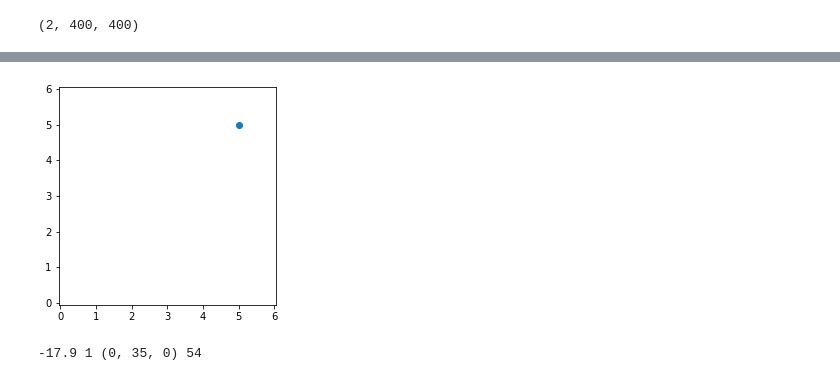
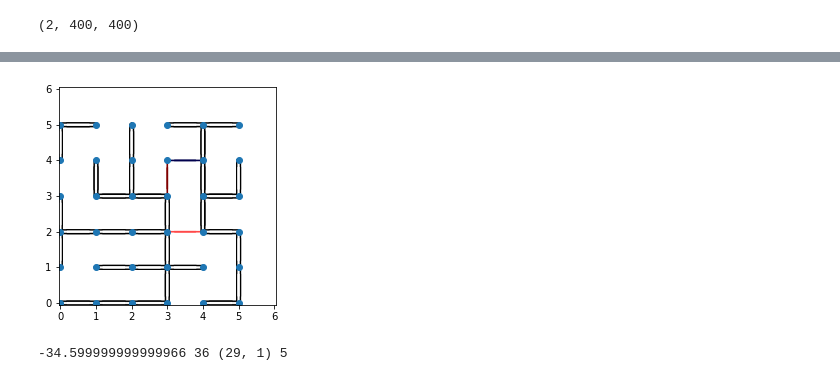
Before and after one commit to p-serna/game_embeddings, a Jupyter notebook: DQN_Agent_Conv.ipynb, the cells around one changed output, grey strips where cells are left out. Drawn from its saved outputs; the diff is of its cells as text; code cells hidden in the pictures.

Commit message:
Step restructured

```diff
--- a/DQN_Agent_Conv.ipynb
+++ b/DQN_Agent_Conv.ipynb
@@ -61,4 +61,4 @@ smartagent0 = Agent(statesize, actionsize, seed = 1,
 
 #                   nu = [32, 64, 64, 64, 64], model = QNetwork_Conv)
 # %%
-env = random_connection_game(9,  Memb)
+env = random_connection_game(5,  Memb)
@@ -68,0 +65,3 @@ env.state.shape
+# %%
+state = env.reset()
+smartagent0.act(state, eps = 1.0)
@@ -68,0 +70,6 @@ env.state.shape
+# %%
+action = smartagent0.act(state, eps = 1.0)
+state, reward, done =env.step(action)
+env.plot()
+print(action[0]%6, action[0]//6, action[1])
+print(env.N, action, env.terms_left)
@@ -69,5 +80,5 @@ env.state.shape
 # %%
-env = random_connection_game(9,  Memb,
+env = random_connection_game(4,  Memb,
                              max_consecutive_failures = 50)
 env.reset()
 #
@@ -75,10 +86,10 @@ state = env.state
 fig, ax = env.plot()
 score = 0.0
 actions = []
-for j in range(2000):
+for j in range(100):
     clear_output(wait=True)
-
-    action = smartagent0.act(state, eps = 1.0)
+    #randomAgent(state, Memb)#
+    action = smartagent0.act(state, eps = 0.0)
     state, reward, done =env.step(action)
     score += reward
     actions.append((*action, reward))
@@ -189,26 +188,26 @@ plt.plot(idx,scores2)
 # %%
 torch.save(smartagent0.qnetwork_online.state_dict(), 'checkpoint.pth')
 # %%
-env = random_connection_game(9,  Memb,
+env = random_connection_game(4,  Memb,
                              max_consecutive_failures = 50)
 
 state = env.reset()
 fig, ax = env.plot()
 score = 0.0
 actions = []
 for j in range(2000):
     clear_output(wait=True)
 
     action = smartagent0.act(state, eps = 0.0)
     state, reward, done =env.step(action)
     score += reward
     actions.append((*action, reward))
 
     fig, ax = env.plot()
     plt.show()
     print(score, env.N, action, env.terms_left)
     if done >0:
         break
 # %% [output]
-[figure, old version]
+[figure, new version]
--17.9 1 (0, 35, 0) 54
+-34.599999999999966 36 (29, 1) 5
```
Also changed, not shown: parts of 22 cells of this notebook, 4 other files.
